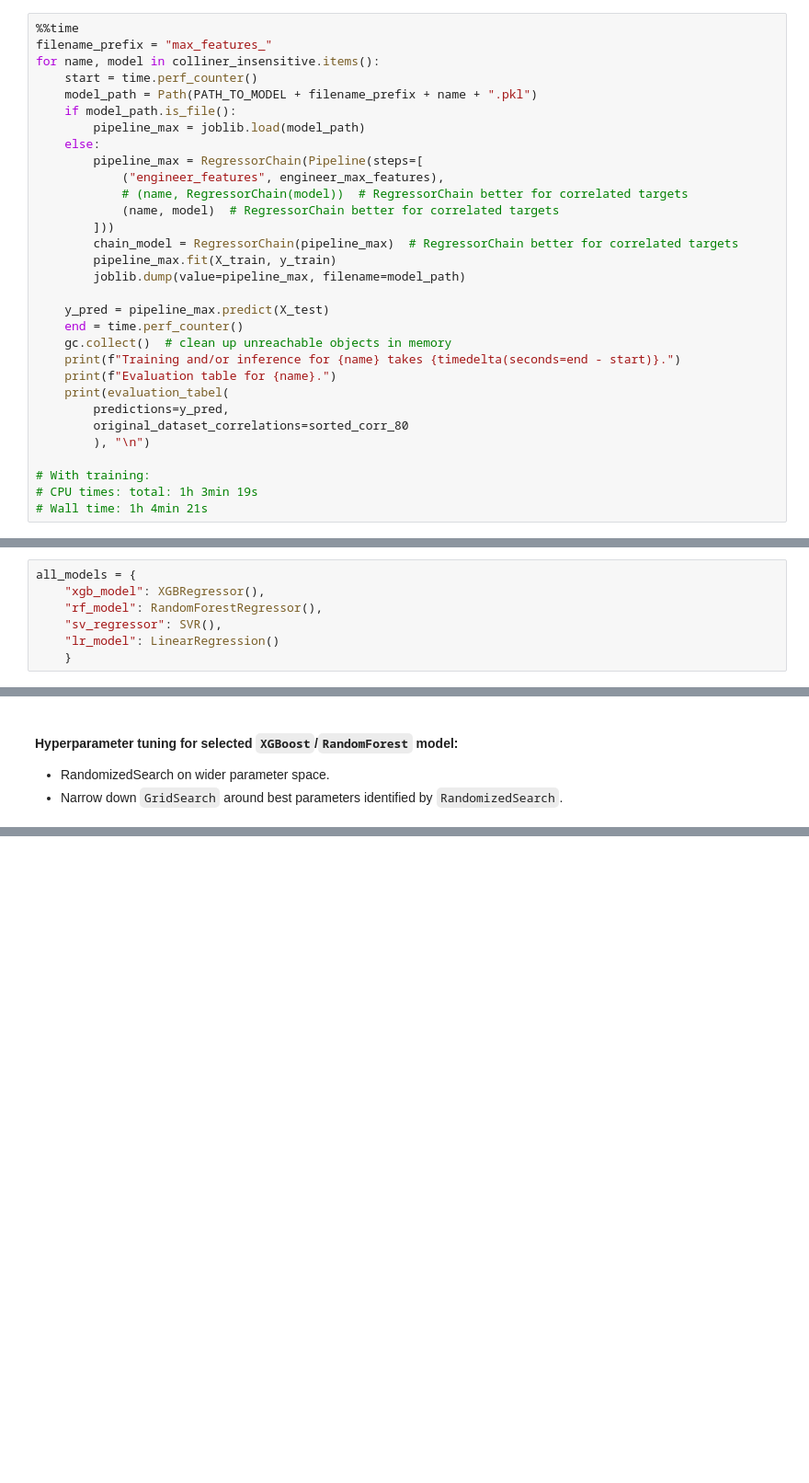
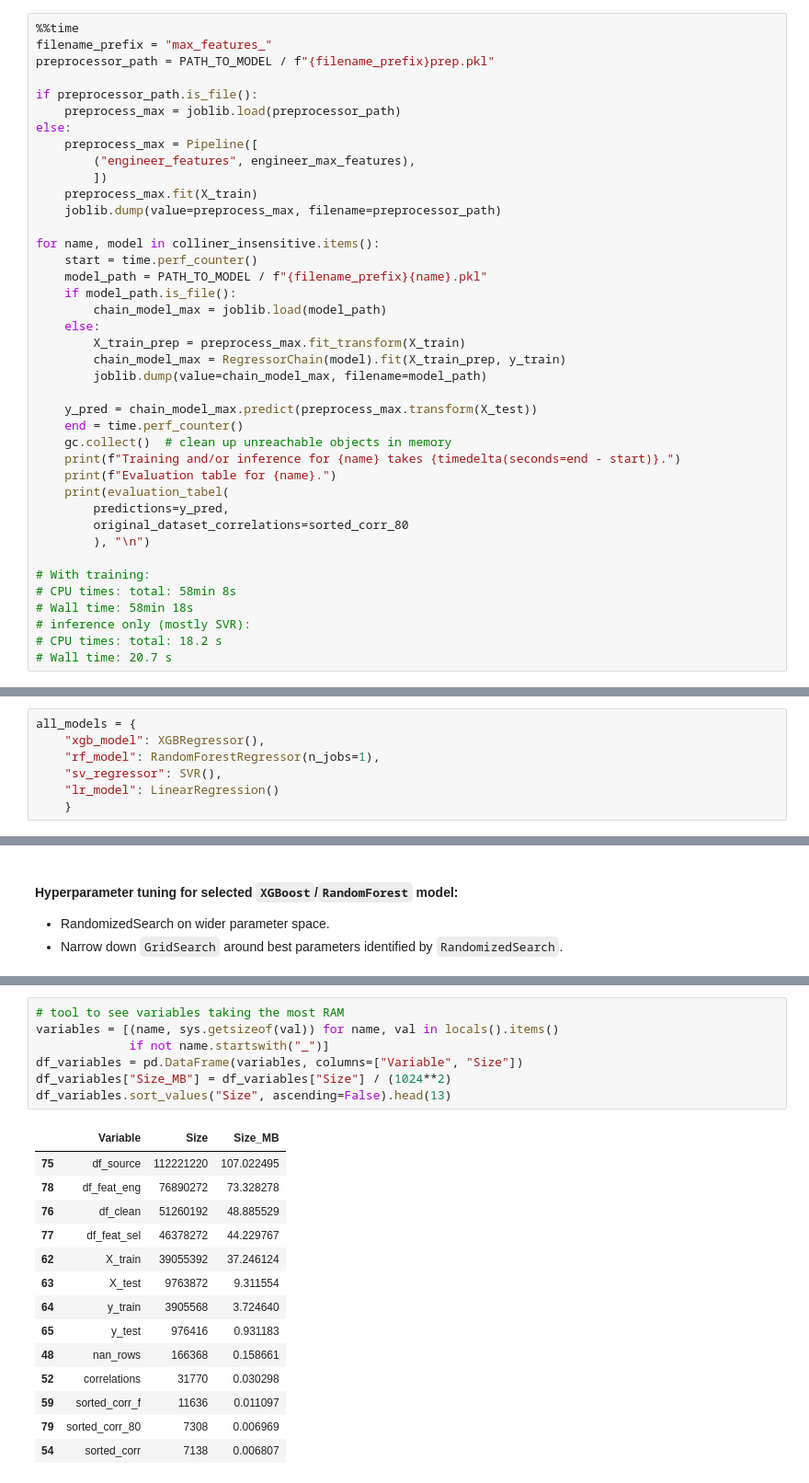
Before and after one commit to ButrosV/ship_prop_model, a Jupyter notebook: scripts/ship_hw_scratchpad.ipynb, the cells around one changed output, grey strips where cells are left out. Shown at 92% size. Drawn from its saved outputs; the diff is of its cells as text; blank space fills up the shorter version.

```diff
--- a/scripts/ship_hw_scratchpad.ipynb
+++ b/scripts/ship_hw_scratchpad.ipynb
@@ -978,22 +934,28 @@ Index(['latitude', 'longitude', 'draught', 'heading', 'courseOverGround',
 # %%
 %%time
 filename_prefix = "max_features_"
+preprocessor_path = PATH_TO_MODEL / f"{filename_prefix}prep.pkl"
+
+if preprocessor_path.is_file():
+    preprocess_max = joblib.load(preprocessor_path)
+else:
+    preprocess_max = Pipeline([
+        ("engineer_features", engineer_max_features),
+        ])
+    preprocess_max.fit(X_train)
+    joblib.dump(value=preprocess_max, filename=preprocessor_path)
+
 for name, model in colliner_insensitive.items():
     start = time.perf_counter()
-    model_path = Path(PATH_TO_MODEL + filename_prefix + name + ".pkl")
+    model_path = PATH_TO_MODEL / f"{filename_prefix}{name}.pkl"
     if model_path.is_file():
-        pipeline_max = joblib.load(model_path)
+        chain_model_max = joblib.load(model_path)
     else:
-        pipeline_max = RegressorChain(Pipeline(steps=[
-            ("engineer_features", engineer_max_features),
-            # (name, RegressorChain(model))  # RegressorChain better for correlated targets
-            (name, model)  # RegressorChain better for correlated targets
-        ]))
-        chain_model = RegressorChain(pipeline_max)  # RegressorChain better for correlated targets
-        pipeline_max.fit(X_train, y_train)
-        joblib.dump(value=pipeline_max, filename=model_path)
+        X_train_prep = preprocess_max.fit_transform(X_train)
+        chain_model_max = RegressorChain(model).fit(X_train_prep, y_train)
+        joblib.dump(value=chain_model_max, filename=model_path)
 
-    y_pred = pipeline_max.predict(X_test)
+    y_pred = chain_model_max.predict(preprocess_max.transform(X_test))
     end = time.perf_counter()
     gc.collect()  # clean up unreachable objects in memory
     print(f"Training and/or inference for {name} takes {timedelta(seconds=end - start)}.")
@@ -1004,6 +966,9 @@ for name, model in colliner_insensitive.items():
         ), "\n")
 
 # With training:
-# CPU times: total: 1h 3min 19s
-# Wall time: 1h 4min 21s
+# CPU times: total: 58min 8s
+# Wall time: 58min 18s
+# inference only (mostly SVR):
+# CPU times: total: 18.2 s
+# Wall time: 20.7 s
 # %% [output]
@@ -1013,7 +994,7 @@ ValueError: DataFrame.dtypes for data must be int, float, bool or category. When
 # %%
 all_models = {
     "xgb_model": XGBRegressor(),
-    "rf_model": RandomForestRegressor(),
+    "rf_model": RandomForestRegressor(n_jobs=1),
     "sv_regressor": SVR(),
     "lr_model": LinearRegression()
     }
@@ -1453,0 +1821,22 @@ def process_all(self, data: pd.DataFrame,
+# %%
+# tool to see variables taking the most RAM
+variables = [(name, sys.getsizeof(val)) for name, val in locals().items()
+             if not name.startswith("_")]
+df_variables = pd.DataFrame(variables, columns=["Variable", "Size"])
+df_variables["Size_MB"] = df_variables["Size"] / (1024**2)
+df_variables.sort_values("Size", ascending=False).head(13)
+# %% [output]
+|  | Variable | Size | Size_MB |
+| 75 | df_source | 112221220 | 107.022495 |
+| 78 | df_feat_eng | 76890272 | 73.328278 |
+| 76 | df_clean | 51260192 | 48.885529 |
+| 77 | df_feat_sel | 46378272 | 44.229767 |
+| 62 | X_train | 39055392 | 37.246124 |
+| 63 | X_test | 9763872 | 9.311554 |
+| 64 | y_train | 3905568 | 3.724640 |
+| 65 | y_test | 976416 | 0.931183 |
+| 48 | nan_rows | 166368 | 0.158661 |
+| 52 | correlations | 31770 | 0.030298 |
+| 59 | sorted_corr_f | 11636 | 0.011097 |
+| 79 | sorted_corr_80 | 7308 | 0.006969 |
+| 54 | sorted_corr | 7138 | 0.006807 |
```
Also changed, not shown: parts of 60 cells of this notebook, 18 other files.
